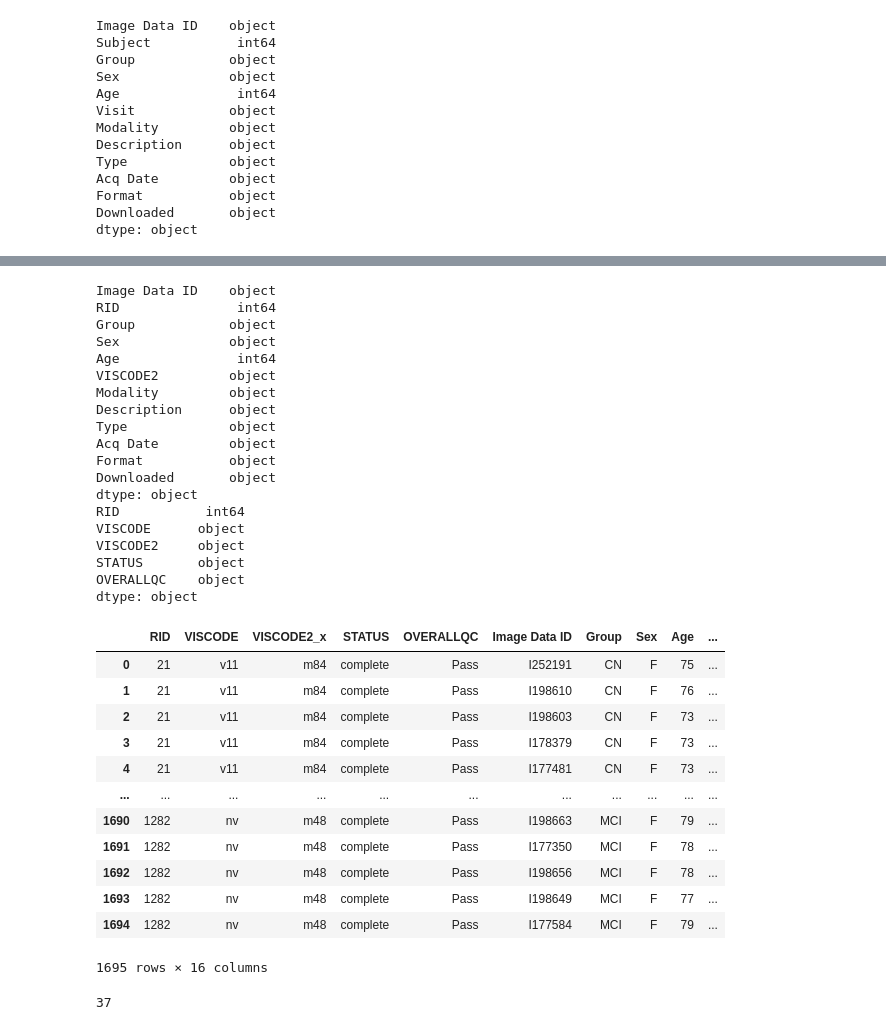
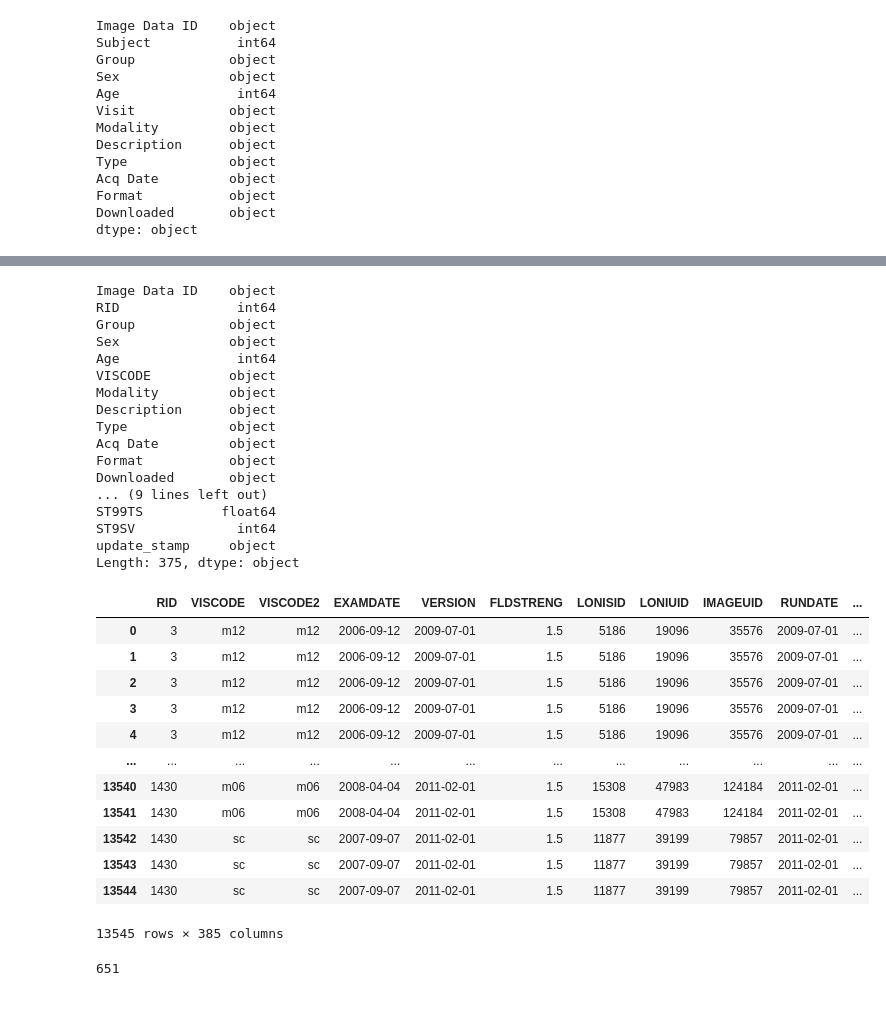
Before and after one commit to DCAN-Labs/lifespan_seg_model_data, a Jupyter notebook: adni_for_lss.ipynb, the cells around one changed output, grey strips where cells are left out. Drawn from its saved outputs; the diff is of its cells as text; code cells hidden in the pictures.

Commit message:
updates to adni

```diff
--- a/adni_for_lss.ipynb
+++ b/adni_for_lss.ipynb
@@ -3,7 +3,8 @@ import pandas as pd
 # %%
 # load adni-freesurfer_3_11_2025.csv and final_adni_qc.csv as dataframes
 freesurfer = pd.read_csv('adni-freesurfer_3_11_2025.csv')
-qc = pd.read_csv('final_adni_qc.csv')
+qc = pd.read_csv('UCSFFSL_02_01_16_27Mar2025.csv')
+#qc = pd.read_csv('UCSFFSX_11_02_15_27Mar2025.csv')
 freesurfer
 # %% [output]
 |  | Image Data ID | Subject | Group | Sex | Age | Visit | Modality | Description | Type | Acq Date | ... |
@@ -37,0 +39,4 @@ qc
+# %%
+# drop rows in qc df where 'OVERALLQC' is not 'Pass'
+qc = qc[qc['OVERALLQC'] == 'Pass']
+qc
@@ -37,0 +57,4 @@ qc
+# %%
+# drop rows in qc df where there are NaN values in 'RID' or 'VISCODE'
+qc = qc.dropna(subset=['RID', 'VISCODE'])
+qc
@@ -71,6 +108,6 @@ Downloaded       object
 dtype: object
 # %%
 # rename Subject column to RID and Visit column to VISCODE2
-freesurfer = freesurfer.rename(columns={'Subject':'RID', 'Visit':'VISCODE2'})
+freesurfer = freesurfer.rename(columns={'Subject':'RID', 'Visit':'VISCODE'})
 freesurfer
 # %% [output]
@@ -97,40 +134,38 @@ RID               int64
 Group            object
 Sex              object
 Age               int64
-VISCODE2         object
+VISCODE          object
 Modality         object
 Description      object
 Type             object
 Acq Date         object
 Format           object
 Downloaded       object
-dtype: object
-RID           int64
-VISCODE      object
-VISCODE2     object
-STATUS       object
-OVERALLQC    object
-dtype: object
+... (9 lines left out)
+ST99TS          float64
+ST9SV             int64
+update_stamp     object
+Length: 375, dtype: object
 # %%
 # merge freesurfer and qc dataframes on RID and VISCODE2
-merged = pd.merge(qc, freesurfer, on=['RID'])
+merged = pd.merge(qc, freesurfer, on=['RID', 'VISCODE'])
 merged
 # %% [output]
-|  | RID | VISCODE | VISCODE2_x | STATUS | OVERALLQC | Image Data ID | Group | Sex | Age | ... |
-| 0 | 21 | v11 | m84 | complete | Pass | I252191 | CN | F | 75 | ... |
-| 1 | 21 | v11 | m84 | complete | Pass | I198610 | CN | F | 76 | ... |
-| 2 | 21 | v11 | m84 | complete | Pass | I198603 | CN | F | 73 | ... |
-| 3 | 21 | v11 | m84 | complete | Pass | I178379 | CN | F | 73 | ... |
-| 4 | 21 | v11 | m84 | complete | Pass | I177481 | CN | F | 73 | ... |
-| ... | ... | ... | ... | ... | ... | ... | ... | ... | ... | ... |
-| 1690 | 1282 | nv | m48 | complete | Pass | I198663 | MCI | F | 79 | ... |
-| 1691 | 1282 | nv | m48 | complete | Pass | I177350 | MCI | F | 78 | ... |
-| 1692 | 1282 | nv | m48 | complete | Pass | I198656 | MCI | F | 78 | ... |
-| 1693 | 1282 | nv | m48 | complete | Pass | I198649 | MCI | F | 77 | ... |
-| 1694 | 1282 | nv | m48 | complete | Pass | I177584 | MCI | F | 79 | ... |
+|  | RID | VISCODE | VISCODE2 | EXAMDATE | VERSION | FLDSTRENG | LONISID | LONIUID | IMAGEUID | RUNDATE | ... |
+| 0 | 3 | m12 | m12 | 2006-09-12 | 2009-07-01 | 1.5 | 5186 | 19096 | 35576 | 2009-07-01 | ... |
+| 1 | 3 | m12 | m12 | 2006-09-12 | 2009-07-01 | 1.5 | 5186 | 19096 | 35576 | 2009-07-01 | ... |
+| 2 | 3 | m12 | m12 | 2006-09-12 | 2009-07-01 | 1.5 | 5186 | 19096 | 35576 | 2009-07-01 | ... |
+| 3 | 3 | m12 | m12 | 2006-09-12 | 2009-07-01 | 1.5 | 5186 | 19096 | 35576 | 2009-07-01 | ... |
+| 4 | 3 | m12 | m12 | 2006-09-12 | 2009-07-01 | 1.5 | 5186 | 19096 | 35576 | 2009-07-01 | ... |
+| ... | ... | ... | ... | ... | ... | ... | ... | ... | ... | ... | ... |
+| 13540 | 1430 | m06 | m06 | 2008-04-04 | 2011-02-01 | 1.5 | 15308 | 47983 | 124184 | 2011-02-01 | ... |
+| 13541 | 1430 | m06 | m06 | 2008-04-04 | 2011-02-01 | 1.5 | 15308 | 47983 | 124184 | 2011-02-01 | ... |
+| 13542 | 1430 | sc | sc | 2007-09-07 | 2011-02-01 | 1.5 | 11877 | 39199 | 79857 | 2011-02-01 | ... |
+| 13543 | 1430 | sc | sc | 2007-09-07 | 2011-02-01 | 1.5 | 11877 | 39199 | 79857 | 2011-02-01 | ... |
+| 13544 | 1430 | sc | sc | 2007-09-07 | 2011-02-01 | 1.5 | 11877 | 39199 | 79857 | 2011-02-01 | ... |
-1695 rows × 16 columns
+13545 rows × 385 columns
 # %%
 # count number of unique values in RID column for merged dataframe
 merged['RID'].nunique()
 # %% [output]
-37
+651
```
Also changed, not shown: parts of 4 cells of this notebook.
